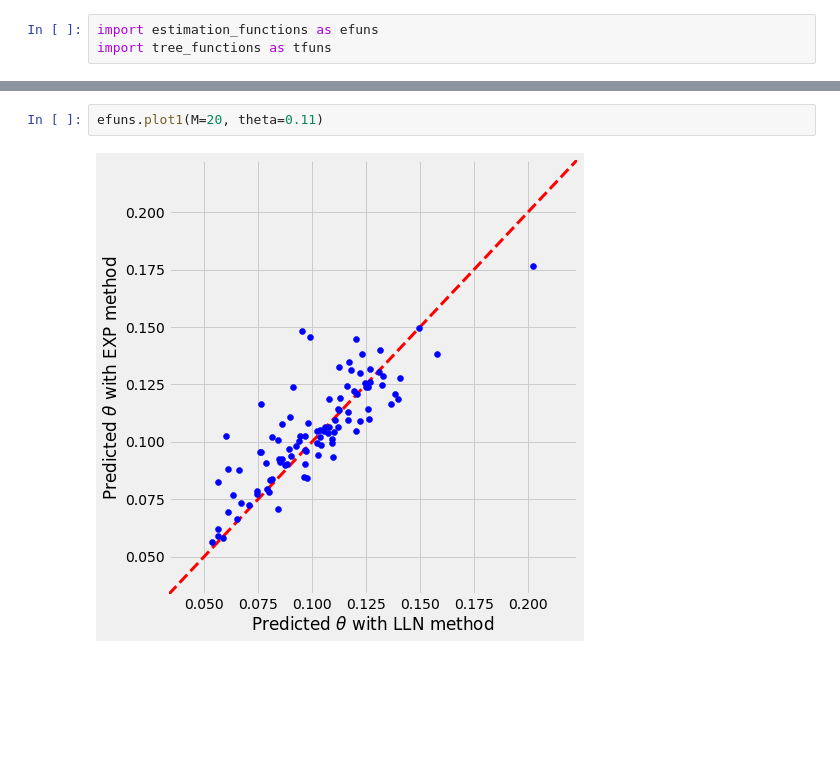
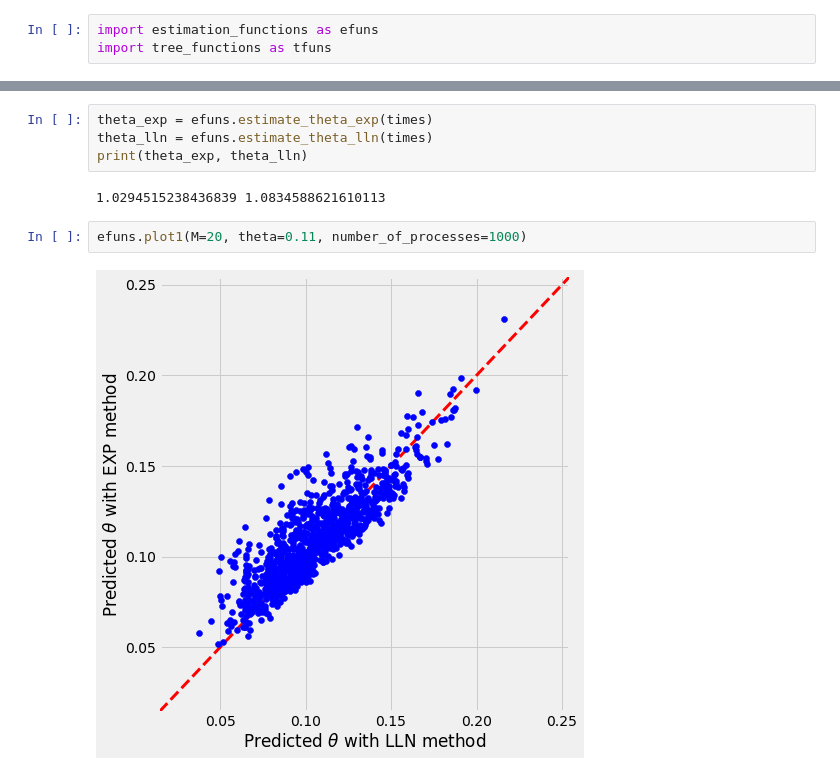
Before and after one commit to baneckik/coalescent-simulations, a Jupyter notebook: notebook01.ipynb, the cells around one changed output, grey strips where cells are left out. Saved outputs shown, nothing was run; the diff lists cells and outputs as text; blank space fills up the shorter version.

```diff
--- a/notebook01.ipynb
+++ b/notebook01.ipynb
@@ -4,4 +11,10 @@ import tree_functions as tfuns
+# %%
+theta_exp = efuns.estimate_theta_exp(times)
+theta_lln = efuns.estimate_theta_lln(times)
+print(theta_exp, theta_lln)
+# %% [output]
+1.0294515238436839 1.0834588621610113
 # %%
-efuns.plot1(M=20, theta=0.11)
+efuns.plot1(M=20, theta=0.11, number_of_processes=1000)
 # %% [output]
-[figure, old version]
+[figure, new version]
```
Also changed, not shown: parts of 8 cells of this notebook, 1 other file.
